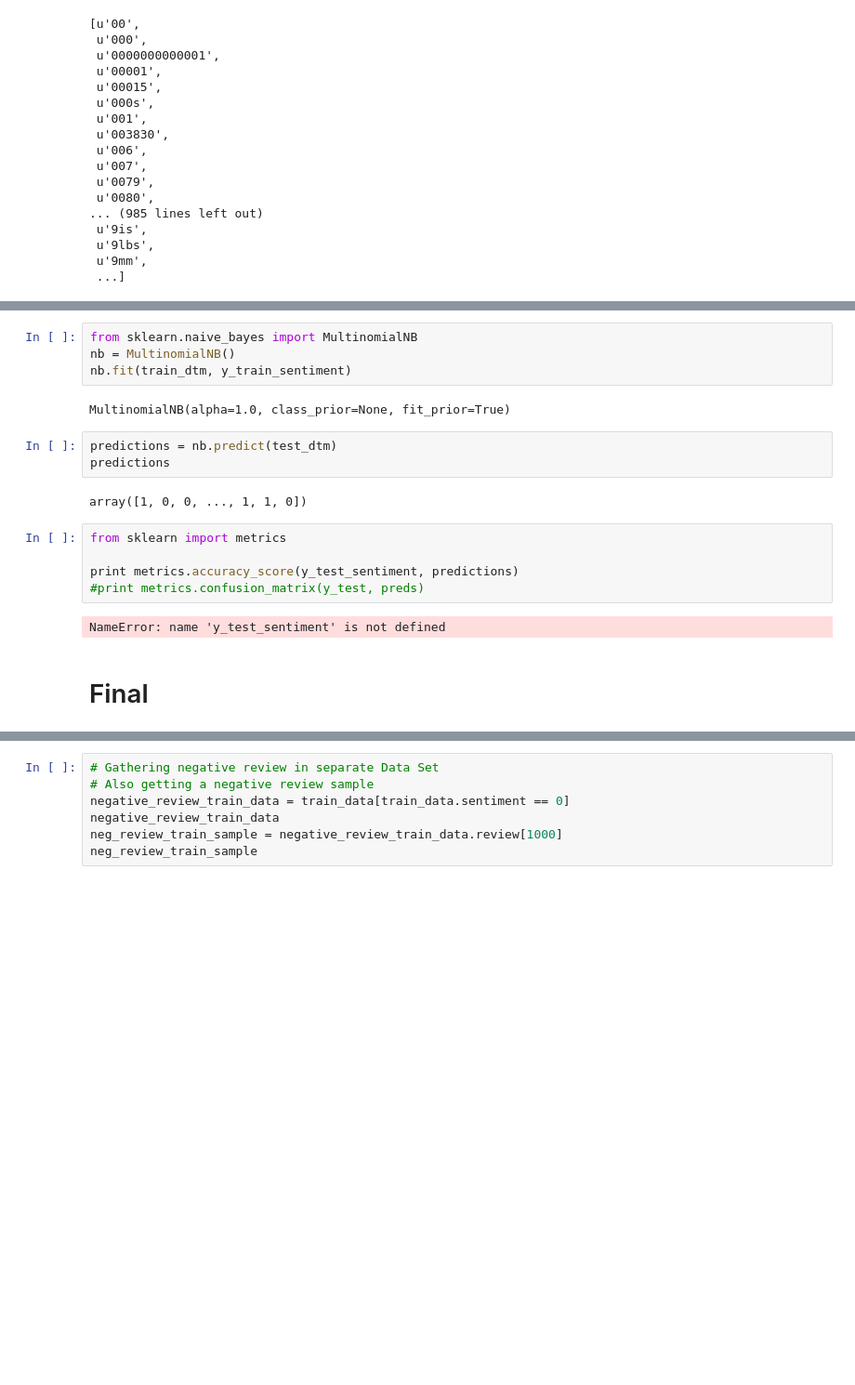
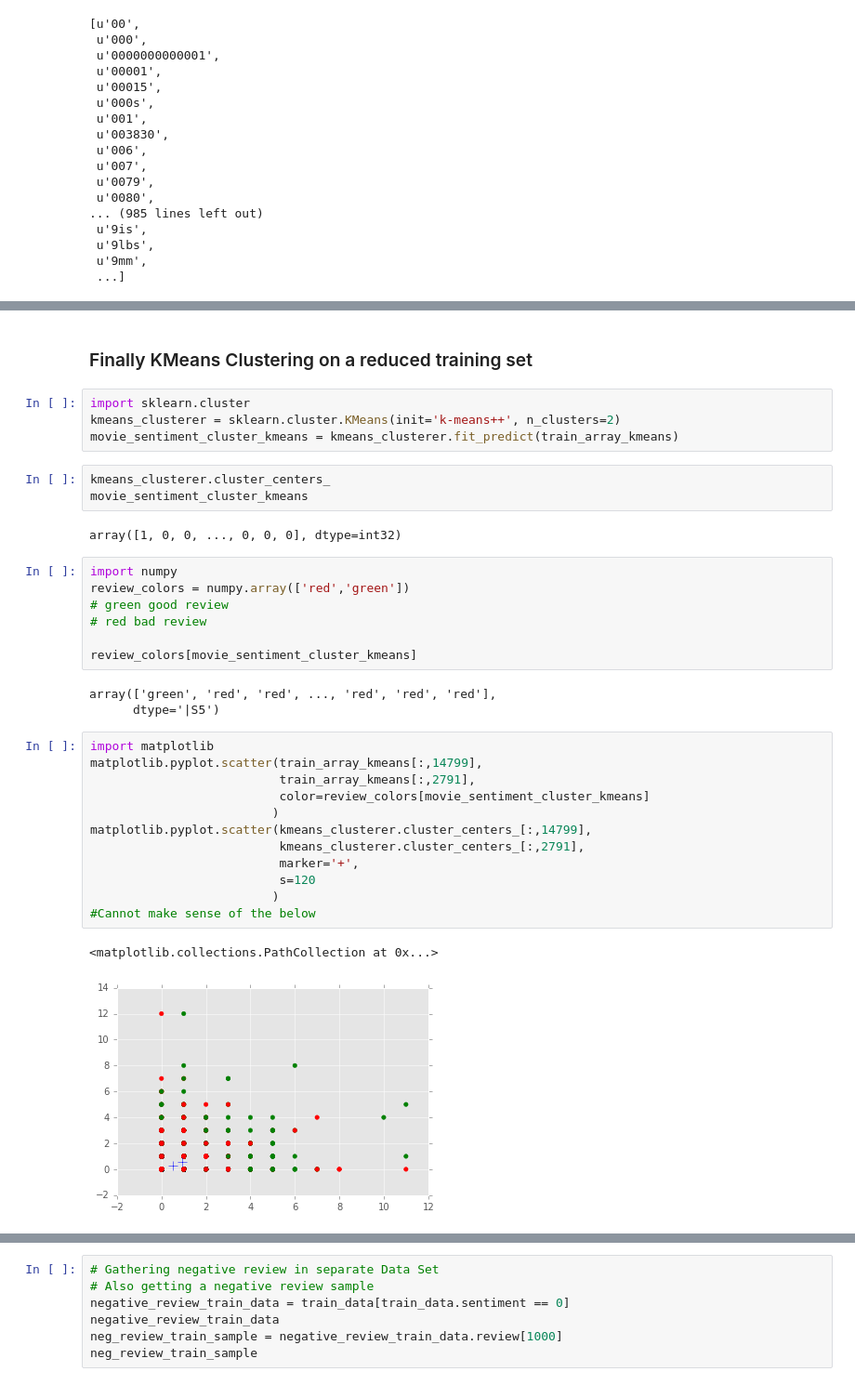
Before and after one commit to samuelbolivar/Data_Science_Projects, a Jupyter notebook: Bag of Words Meets Bags of Popcorn/Movie's Reviews Sentiment Analysis.ipynb, the cells around one changed output, grey strips where cells are left out. Shown at 93% size. Saved outputs shown, nothing was run; the diff lists cells and outputs as text; blank space fills up the shorter version.

Commit message:
Finished with Clustering attempt, more work to be done

```diff
--- a/Bag of Words Meets Bags of Popcorn/Movie's Reviews Sentiment Analysis.ipynb
+++ b/Bag of Words Meets Bags of Popcorn/Movie's Reviews Sentiment Analysis.ipynb
@@ -436,20 +438,36 @@ train_token_counts.sort_index(by='count', ascending=False)
-# %%
-from sklearn.naive_bayes import MultinomialNB
-nb = MultinomialNB()
-nb.fit(train_dtm, y_train_sentiment)
-# %% [output]
-MultinomialNB(alpha=1.0, class_prior=None, fit_prior=True)
-# %%
-predictions = nb.predict(test_dtm)
-predictions
-# %% [output]
-array([1, 0, 0, ..., 1, 1, 0])
-# %%
-from sklearn import metrics
-
-print metrics.accuracy_score(y_test_sentiment, predictions)
-#print metrics.confusion_matrix(y_test, preds)
-# %% [output]
-NameError: name 'y_test_sentiment' is not defined
-# %% [markdown]
-# Final
+# %% [markdown]
+### Finally KMeans Clustering on a reduced training set
+# %%
+import sklearn.cluster
+kmeans_clusterer = sklearn.cluster.KMeans(init='k-means++', n_clusters=2)
+movie_sentiment_cluster_kmeans = kmeans_clusterer.fit_predict(train_array_kmeans)
+# %%
+kmeans_clusterer.cluster_centers_
+movie_sentiment_cluster_kmeans
+# %% [output]
+array([1, 0, 0, ..., 0, 0, 0], dtype=int32)
+# %%
+import numpy
+review_colors = numpy.array(['red','green'])
+# green good review
+# red bad review
+
+review_colors[movie_sentiment_cluster_kmeans]
+# %% [output]
+array(['green', 'red', 'red', ..., 'red', 'red', 'red'],
+      dtype='|S5')
+# %%
+import matplotlib
+matplotlib.pyplot.scatter(train_array_kmeans[:,14799],
+                          train_array_kmeans[:,2791],
+                          color=review_colors[movie_sentiment_cluster_kmeans]
+                         )
+matplotlib.pyplot.scatter(kmeans_clusterer.cluster_centers_[:,14799],
+                          kmeans_clusterer.cluster_centers_[:,2791],
+                          marker='+',
+                          s=120
+                         )
+#Cannot make sense of the below
+# %% [output]
+<matplotlib.collections.PathCollection at 0x...>
+[figure, added]
```
Also changed, not shown: parts of 16 cells of this notebook.
